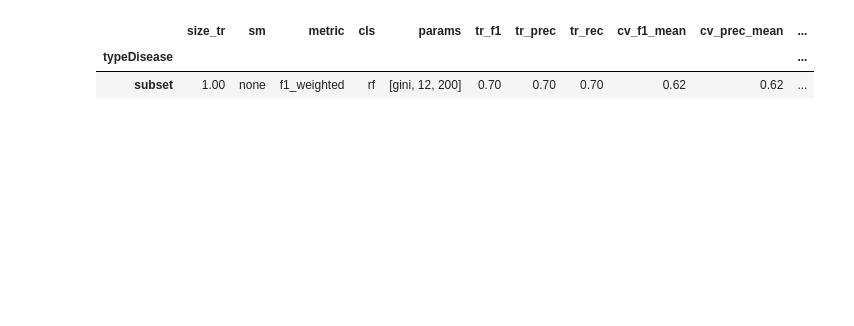
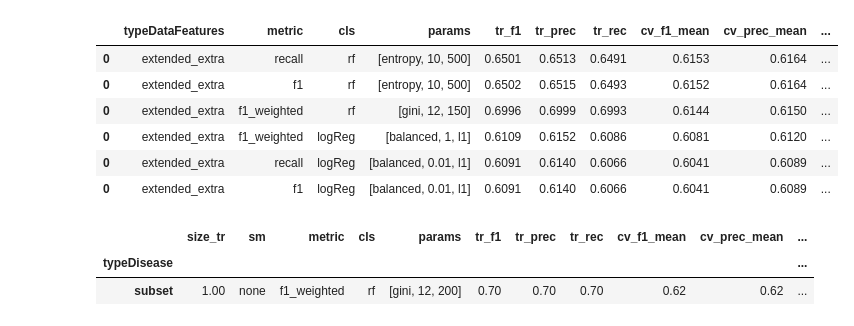
Before and after one commit to CHABOBO/readmission, a Jupyter notebook: notebook/04-results.ipynb, the cells around one changed output. Saved outputs shown, nothing was run; the diff lists cells and outputs as text; code cells hidden in the pictures; blank space fills up the shorter version.

```diff
--- a/notebook/04-results.ipynb
+++ b/notebook/04-results.ipynb
@@ -88,3 +107,16 @@ dfAll[['typeDataFeatures',"size_tr","sm","metric","cls","params",
+# %%
+dfAll[dfAll['typeDataFeatures'] == "extended_extra"][["typeDataFeatures","metric","cls","params",
+     'tr_f1', 'tr_prec', 'tr_rec',
+     'cv_f1_mean', 'cv_prec_mean', 'cv_rec_mean',
+     'test_f1', 'test_prec', 'test_rec', 'test_auc']]
+# %% [output]
+|  | typeDataFeatures | metric | cls | params | tr_f1 | tr_prec | tr_rec | cv_f1_mean | cv_prec_mean | ... |
+| 0 | extended_extra | recall | rf | [entropy, 10, 500] | 0.6501 | 0.6513 | 0.6491 | 0.6153 | 0.6164 | ... |
+| 0 | extended_extra | f1 | rf | [entropy, 10, 500] | 0.6502 | 0.6515 | 0.6493 | 0.6152 | 0.6164 | ... |
+| 0 | extended_extra | f1_weighted | rf | [gini, 12, 150] | 0.6996 | 0.6999 | 0.6993 | 0.6144 | 0.6150 | ... |
+| 0 | extended_extra | f1_weighted | logReg | [balanced, 1, l1] | 0.6109 | 0.6152 | 0.6086 | 0.6081 | 0.6120 | ... |
+| 0 | extended_extra | recall | logReg | [balanced, 0.01, l1] | 0.6091 | 0.6140 | 0.6066 | 0.6041 | 0.6089 | ... |
+| 0 | extended_extra | f1 | logReg | [balanced, 0.01, l1] | 0.6091 | 0.6140 | 0.6066 | 0.6041 | 0.6089 | ... |
 # %%
 dfAll.sort_values(["typeDisease","cv_f1_mean"], ascending=False,inplace=True)
 dfAll.groupby(["typeDisease"])[["size_tr","sm","metric","cls","params",
```
Also changed, not shown: parts of 8 cells of this notebook, 1 other file.
